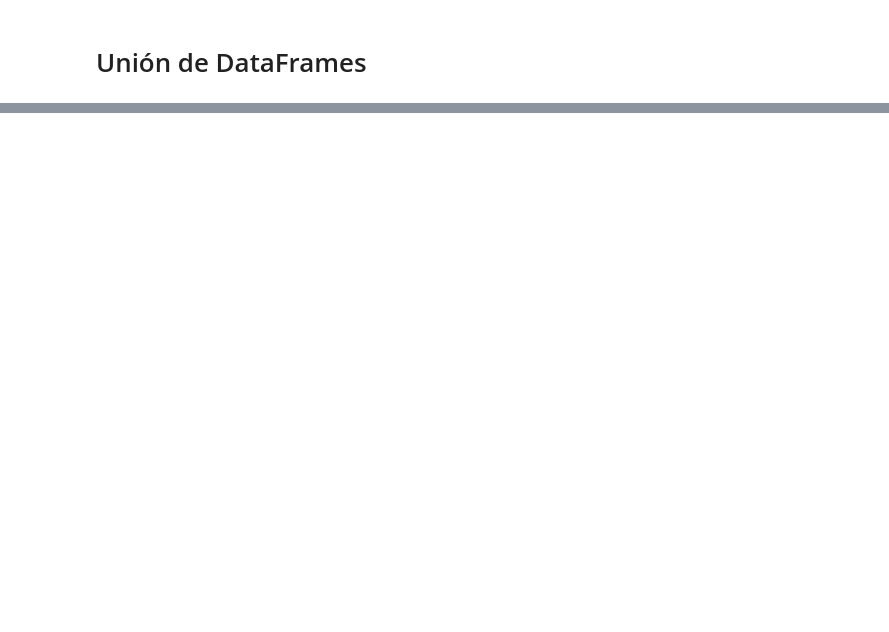
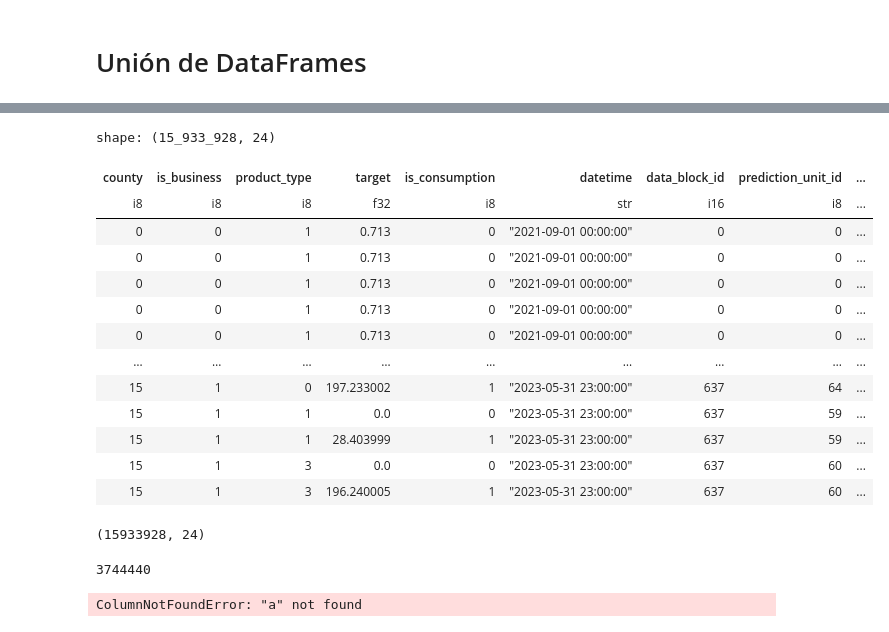
Before and after one commit to pabbuen/TFG-ProduccionElectrica, a Jupyter notebook: codigo/notebooks/preprocesamiento.ipynb, the cells around one changed output, grey strips where cells are left out. Drawn from its saved outputs; the diff is of its cells as text; code cells hidden in the pictures; blank space fills up the shorter version.

```diff
--- a/codigo/notebooks/preprocesamiento.ipynb
+++ b/codigo/notebooks/preprocesamiento.ipynb
@@ -341,2 +371,7 @@ shape: (1_710_802, 19)
+# %%
+# Se realiza un cast a los tipos de las columnas
+# para reducir el coste computacional de los merge
+for key in dfs.keys():
+    dfs[key] = cast_dataframe(dfs[key])
 # %% [markdown]
 # Unión de DataFrames
@@ -396,0 +406,41 @@ dict_keys(['train', 'gas_prices', 'client', 'electricity_prices', 'forecast_weat
+# %%
+# train - electricity_prices
+ep_df = dfs["electricity_prices"].rename({"forecast_date": "datetime"}).drop(["origin_date"])
+final_data = dfs["train"].drop(["row_id"]).join(
+    ep_df,
+    how="left",
+    on=["data_block_id", "datetime"]
+)
+
+# Final - historical_weather
+hw_df = dfs["historical_weather"].drop(["latitude", "longitude"])
+final_data = final_data.join(
+    hw_df,
+    how="left",
+    on=["datetime", "county"]
+)
+# %%
+final_data
+# %% [output]
+shape: (15_933_928, 24)
+| county | is_business | product_type | target | is_consumption | datetime | data_block_id | prediction_unit_id | ... |
+| i8 | i8 | i8 | f32 | i8 | str | i16 | i8 | ... |
+| 0 | 0 | 1 | 0.713 | 0 | "2021-09-01 00:00:00" | 0 | 0 | ... |
+| 0 | 0 | 1 | 0.713 | 0 | "2021-09-01 00:00:00" | 0 | 0 | ... |
+| 0 | 0 | 1 | 0.713 | 0 | "2021-09-01 00:00:00" | 0 | 0 | ... |
+| 0 | 0 | 1 | 0.713 | 0 | "2021-09-01 00:00:00" | 0 | 0 | ... |
+| 0 | 0 | 1 | 0.713 | 0 | "2021-09-01 00:00:00" | 0 | 0 | ... |
+| … | … | … | … | … | … | … | … | ... |
+| 15 | 1 | 0 | 197.233002 | 1 | "2023-05-31 23:00:00" | 637 | 64 | ... |
+| 15 | 1 | 1 | 0.0 | 0 | "2023-05-31 23:00:00" | 637 | 59 | ... |
+| 15 | 1 | 1 | 28.403999 | 1 | "2023-05-31 23:00:00" | 637 | 59 | ... |
+| 15 | 1 | 3 | 0.0 | 0 | "2023-05-31 23:00:00" | 637 | 60 | ... |
+| 15 | 1 | 3 | 196.240005 | 1 | "2023-05-31 23:00:00" | 637 | 60 | ... |
+# %%
+final_data.shape
+# %% [output]
+(15933928, 24)
+# %%
+2018352 + 15286 +1710802
+# %% [output]
+3744440
@@ -396,0 +449,5 @@ dict_keys(['train', 'gas_prices', 'client', 'electricity_prices', 'forecast_weat
+# %%
+vdf = vdf.join(pl.DataFrame({"a":[1,2,3], "b":[4,5,6]}), on="a", how="inner")
+vdf
+# %% [output]
+ColumnNotFoundError: "a" not found
```
Also changed, not shown: parts of 15 cells of this notebook.
